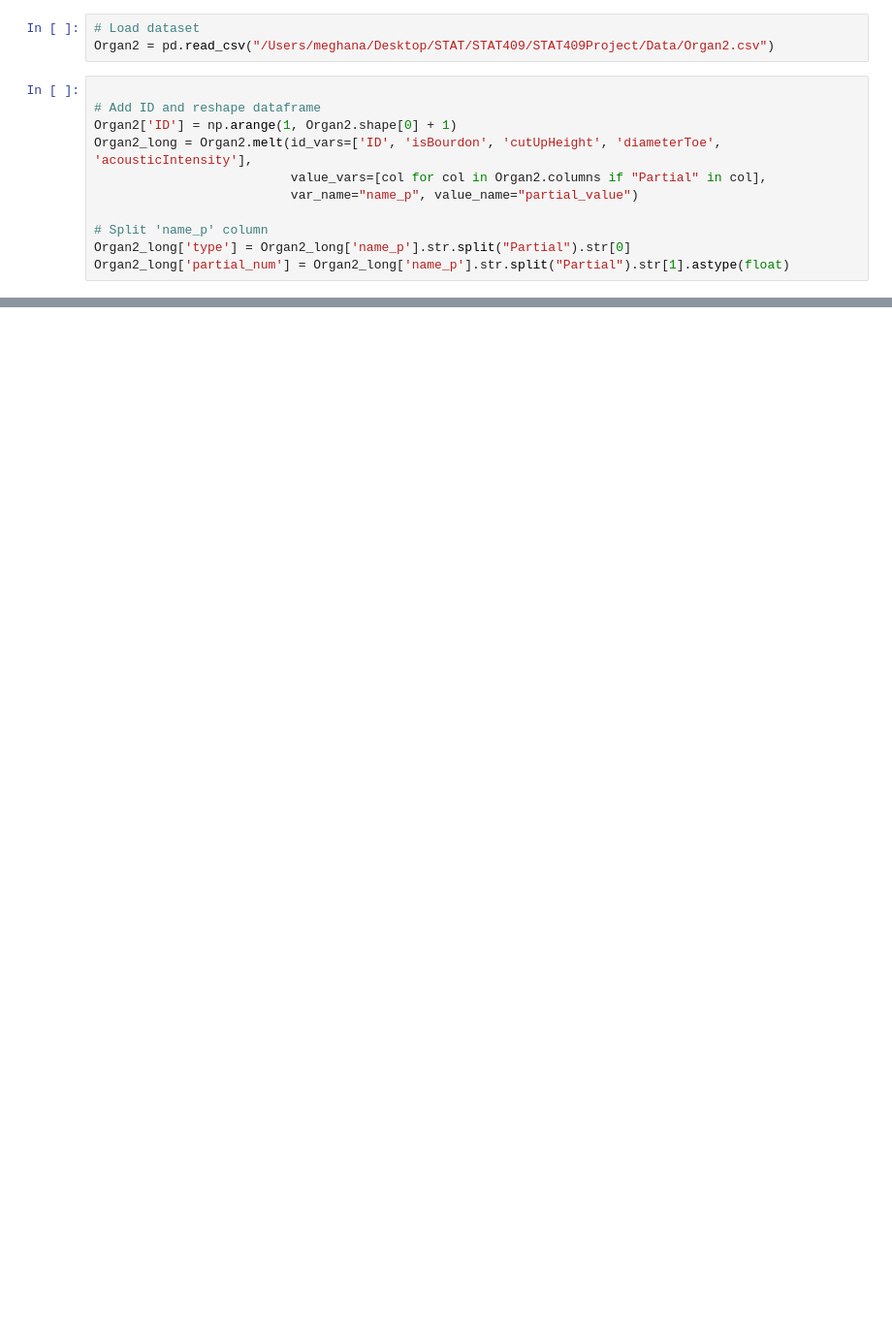
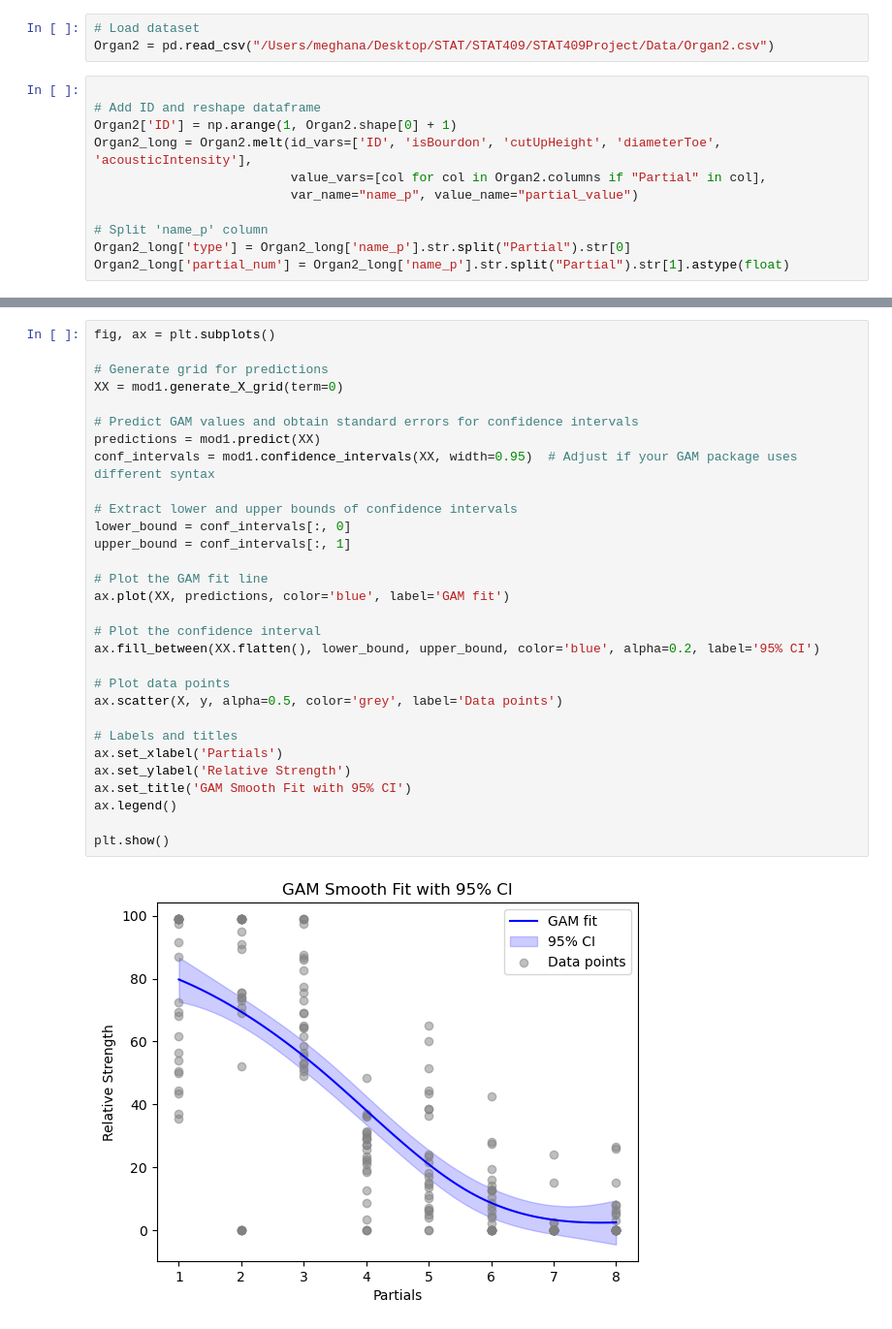
Before and after one commit to mcyanam/STAT409Project, a Jupyter notebook: Codes/GAM.ipynb, the cells around one changed output, grey strips where cells are left out. Shown: that part at 97% size. Drawn from its saved outputs; the diff is of its cells as text; blank space fills up the shorter version.

```diff
--- a/Codes/GAM.ipynb
+++ b/Codes/GAM.ipynb
@@ -87,0 +83,32 @@ github.com/dswah/pyGAM/issues/163
+# %%
+fig, ax = plt.subplots()
+
+# Generate grid for predictions
+XX = mod1.generate_X_grid(term=0)
+
+# Predict GAM values and obtain standard errors for confidence intervals
+predictions = mod1.predict(XX)
+conf_intervals = mod1.confidence_intervals(XX, width=0.95)  # Adjust if your GAM package uses different syntax
+
+# Extract lower and upper bounds of confidence intervals
+lower_bound = conf_intervals[:, 0]
+upper_bound = conf_intervals[:, 1]
+
+# Plot the GAM fit line
+ax.plot(XX, predictions, color='blue', label='GAM fit')
+
+# Plot the confidence interval
+ax.fill_between(XX.flatten(), lower_bound, upper_bound, color='blue', alpha=0.2, label='95% CI')
+
+# Plot data points
+ax.scatter(X, y, alpha=0.5, color='grey', label='Data points')
+
+# Labels and titles
+ax.set_xlabel('Partials')
+ax.set_ylabel('Relative Strength')
+ax.set_title('GAM Smooth Fit with 95% CI')
+ax.legend()
+
+plt.show()
+# %% [output]
+[figure, added]
```
Also changed, not shown: parts of 6 cells of this notebook.
